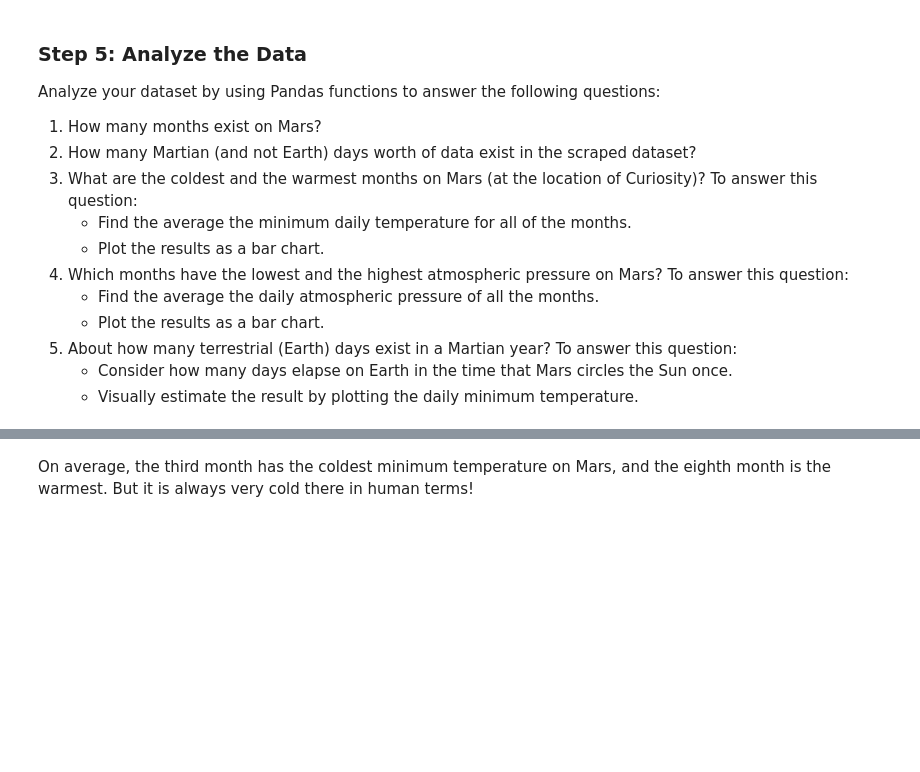
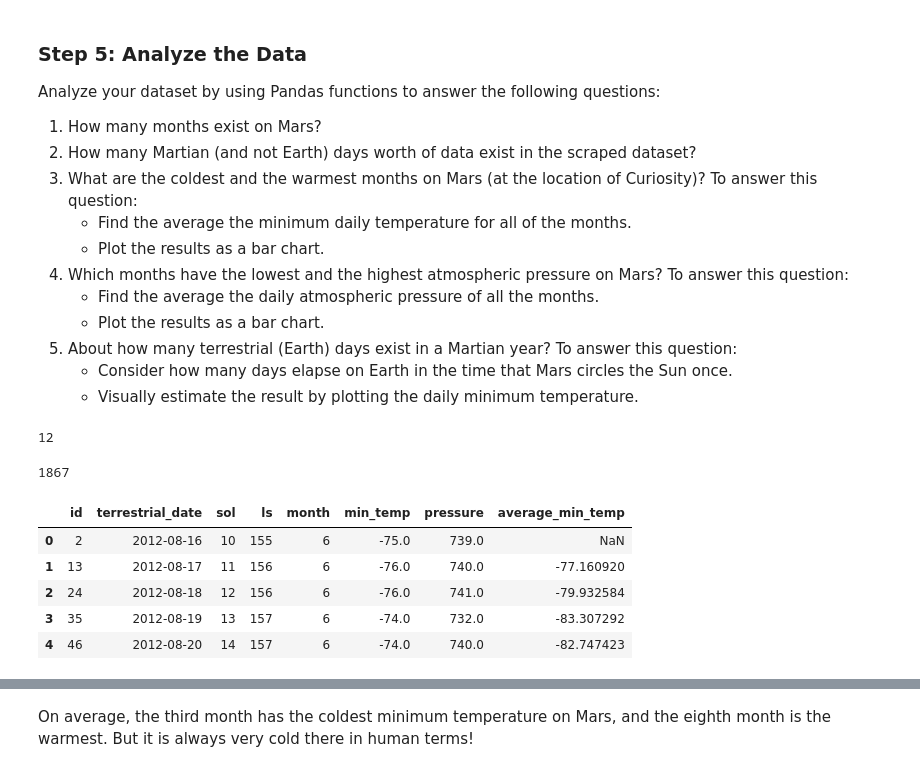
Before and after one commit to EllaC12345/Challenge-11, a Jupyter notebook: part_2_mars_weather.ipynb, the cells around one changed output, grey strips where cells are left out. Saved outputs shown, nothing was run; the diff lists cells and outputs as text; code cells hidden in the pictures; blank space fills up the shorter version.

```diff
--- a/part_2_mars_weather.ipynb
+++ b/part_2_mars_weather.ipynb
@@ -109,7 +171,26 @@ Analyze your dataset by using Pandas functions to answer the following questions
     * Visually estimate the result by plotting the daily minimum temperature.
 # %%
 # 1. How many months are there on Mars?
+month_count = df['month'].nunique()
+month_count
+# %% [output]
+12
 # %%
 # 2. How many Martian days' worth of data are there?
+count_sol = df['sol'].count()
+count_sol
+# %% [output]
+1867
 # %%
 # 3. What is the average low temperature by month?
+average_min_temp = df.groupby('month')['min_temp'].mean()
+#df.drop(columns =['average_min_temp'], inplace = True)
+df['average_min_temp'] = average_min_temp
+df.head()
+# %% [output]
+|  | id | terrestrial_date | sol | ls | month | min_temp | pressure | average_min_temp |
+| 0 | 2 | 2012-08-16 | 10 | 155 | 6 | -75.0 | 739.0 | NaN |
+| 1 | 13 | 2012-08-17 | 11 | 156 | 6 | -76.0 | 740.0 | -77.160920 |
+| 2 | 24 | 2012-08-18 | 12 | 156 | 6 | -76.0 | 741.0 | -79.932584 |
+| 3 | 35 | 2012-08-19 | 13 | 157 | 6 | -74.0 | 732.0 | -83.307292 |
+| 4 | 46 | 2012-08-20 | 14 | 157 | 6 | -74.0 | 740.0 | -82.747423 |
```
Also changed, not shown: parts of 16 cells of this notebook, 1 other file.
